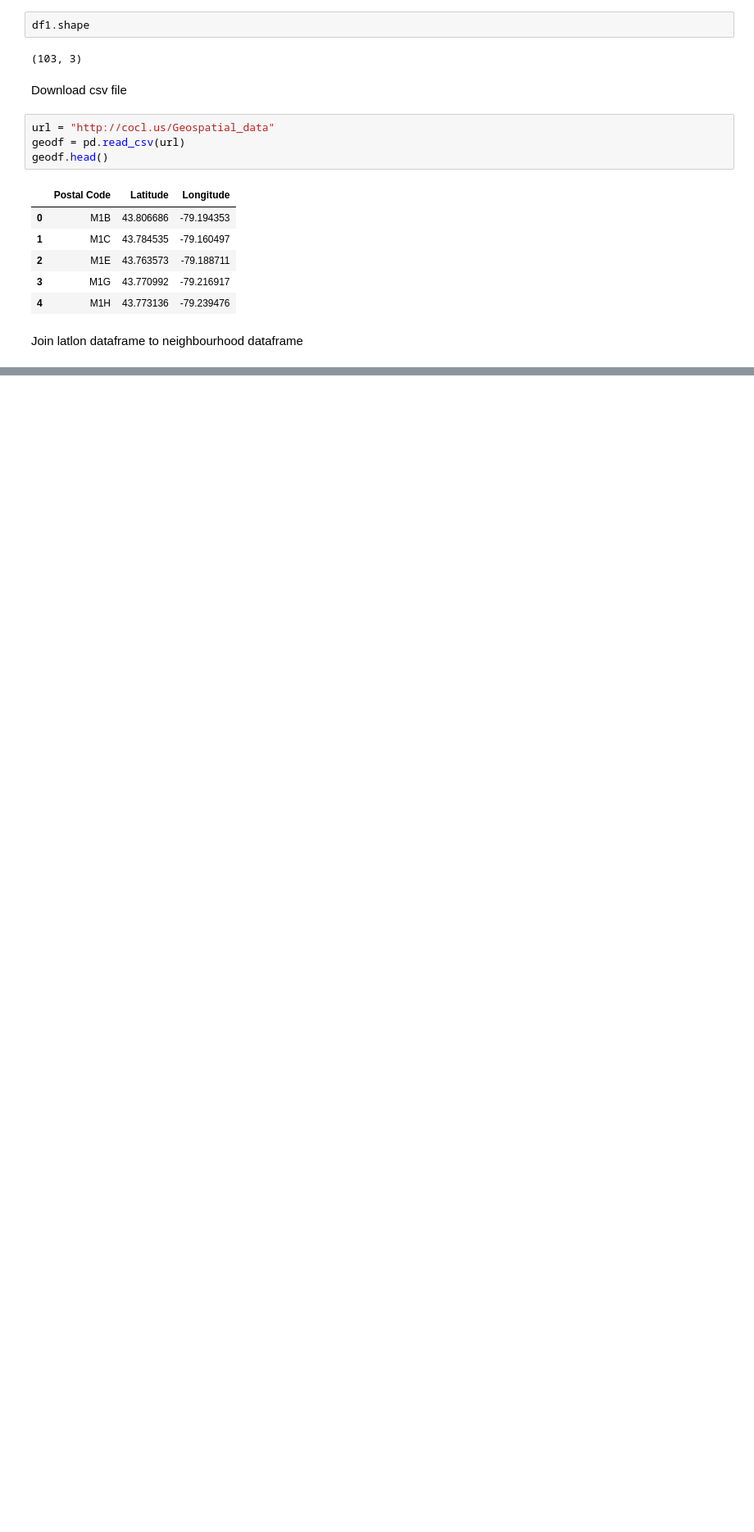
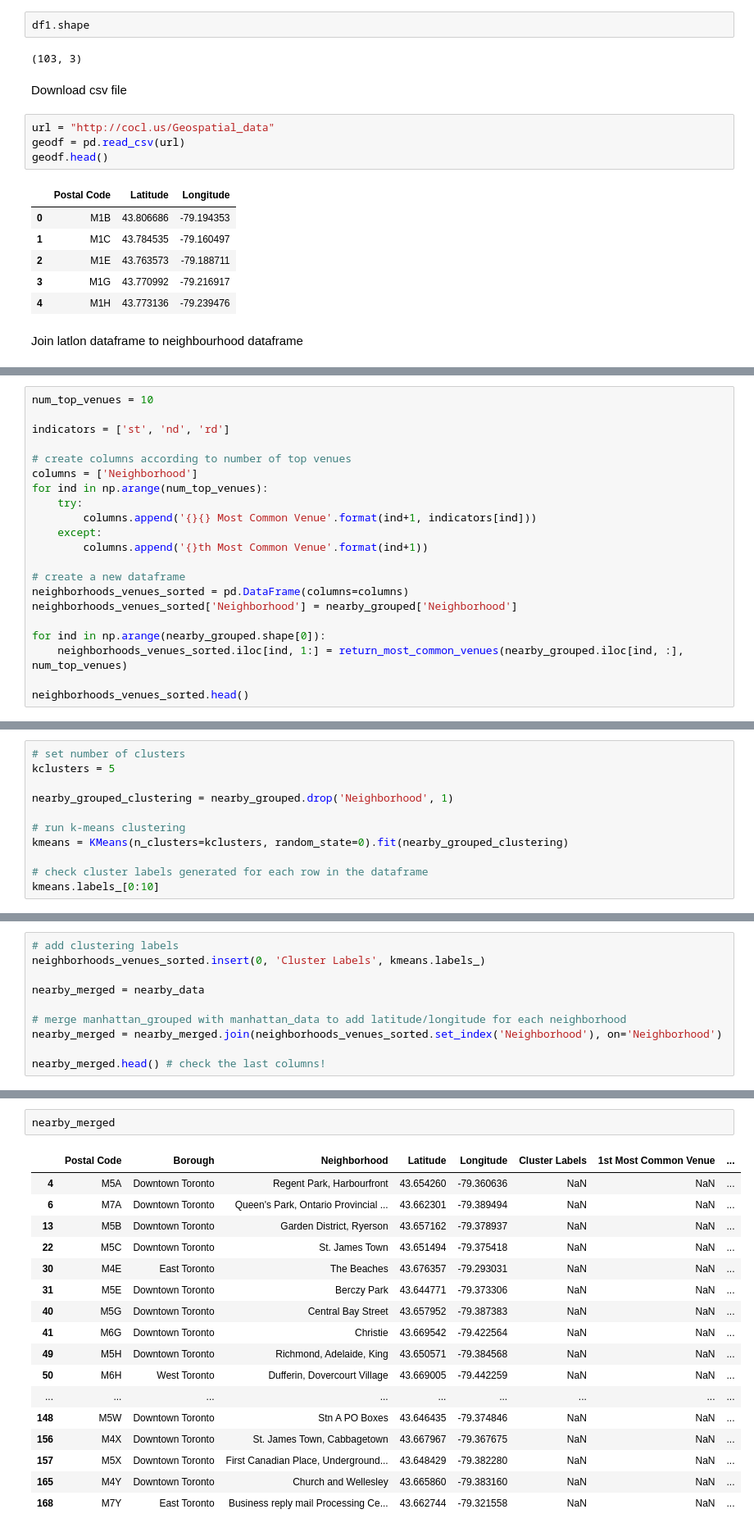
Before and after one commit to Kika43953/Applied-Data-Science-Capstone, a Jupyter notebook: Week3_PostalCodeAnalysis.ipynb, the cells around one changed output, grey strips where cells are left out. Shown: that part at 82% size. Drawn from its saved outputs; the diff is of its cells as text; blank space fills up the shorter version.

```diff
--- a/Week3_PostalCodeAnalysis.ipynb
+++ b/Week3_PostalCodeAnalysis.ipynb
@@ -74,0 +336,21 @@ df1.join(geodf.set_index('Postal Code'), on='Postal Code')
+# %%
+num_top_venues = 10
+
+indicators = ['st', 'nd', 'rd']
+
+# create columns according to number of top venues
+columns = ['Neighborhood']
+for ind in np.arange(num_top_venues):
+    try:
+        columns.append('{}{} Most Common Venue'.format(ind+1, indicators[ind]))
+    except:
+        columns.append('{}th Most Common Venue'.format(ind+1))
+
+# create a new dataframe
+neighborhoods_venues_sorted = pd.DataFrame(columns=columns)
+neighborhoods_venues_sorted['Neighborhood'] = nearby_grouped['Neighborhood']
+
+for ind in np.arange(nearby_grouped.shape[0]):
+    neighborhoods_venues_sorted.iloc[ind, 1:] = return_most_common_venues(nearby_grouped.iloc[ind, :], num_top_venues)
+
+neighborhoods_venues_sorted.head()
@@ -74,0 +364,11 @@ df1.join(geodf.set_index('Postal Code'), on='Postal Code')
+# %%
+# set number of clusters
+kclusters = 5
+
+nearby_grouped_clustering = nearby_grouped.drop('Neighborhood', 1)
+
+# run k-means clustering
+kmeans = KMeans(n_clusters=kclusters, random_state=0).fit(nearby_grouped_clustering)
+
+# check cluster labels generated for each row in the dataframe
+kmeans.labels_[0:10]
@@ -74,0 +377,10 @@ df1.join(geodf.set_index('Postal Code'), on='Postal Code')
+# %%
+# add clustering labels
+neighborhoods_venues_sorted.insert(0, 'Cluster Labels', kmeans.labels_)
+
+nearby_merged = nearby_data
+
+# merge manhattan_grouped with manhattan_data to add latitude/longitude for each neighborhood
+nearby_merged = nearby_merged.join(neighborhoods_venues_sorted.set_index('Neighborhood'), on='Neighborhood')
+
+nearby_merged.head() # check the last columns!
@@ -74,0 +414,20 @@ df1.join(geodf.set_index('Postal Code'), on='Postal Code')
+# %%
+nearby_merged
+# %% [output]
+|  | Postal Code | Borough | Neighborhood | Latitude | Longitude | Cluster Labels | 1st Most Common Venue | ... |
+| 4 | M5A | Downtown Toronto | Regent Park, Harbourfront | 43.654260 | -79.360636 | NaN | NaN | ... |
+| 6 | M7A | Downtown Toronto | Queen's Park, Ontario Provincial ... | 43.662301 | -79.389494 | NaN | NaN | ... |
+| 13 | M5B | Downtown Toronto | Garden District, Ryerson | 43.657162 | -79.378937 | NaN | NaN | ... |
+| 22 | M5C | Downtown Toronto | St. James Town | 43.651494 | -79.375418 | NaN | NaN | ... |
+| 30 | M4E | East Toronto | The Beaches | 43.676357 | -79.293031 | NaN | NaN | ... |
+| 31 | M5E | Downtown Toronto | Berczy Park | 43.644771 | -79.373306 | NaN | NaN | ... |
+| 40 | M5G | Downtown Toronto | Central Bay Street | 43.657952 | -79.387383 | NaN | NaN | ... |
+| 41 | M6G | Downtown Toronto | Christie | 43.669542 | -79.422564 | NaN | NaN | ... |
+| 49 | M5H | Downtown Toronto | Richmond, Adelaide, King | 43.650571 | -79.384568 | NaN | NaN | ... |
+| 50 | M6H | West Toronto | Dufferin, Dovercourt Village | 43.669005 | -79.442259 | NaN | NaN | ... |
+| ... | ... | ... | ... | ... | ... | ... | ... | ... |
+| 148 | M5W | Downtown Toronto | Stn A PO Boxes | 43.646435 | -79.374846 | NaN | NaN | ... |
+| 156 | M4X | Downtown Toronto | St. James Town, Cabbagetown | 43.667967 | -79.367675 | NaN | NaN | ... |
+| 157 | M5X | Downtown Toronto | First Canadian Place, Underground... | 43.648429 | -79.382280 | NaN | NaN | ... |
+| 165 | M4Y | Downtown Toronto | Church and Wellesley | 43.665860 | -79.383160 | NaN | NaN | ... |
+| 168 | M7Y | East Toronto | Business reply mail Processing Ce... | 43.662744 | -79.321558 | NaN | NaN | ... |
```
Also changed, not shown: parts of 32 cells of this notebook.
